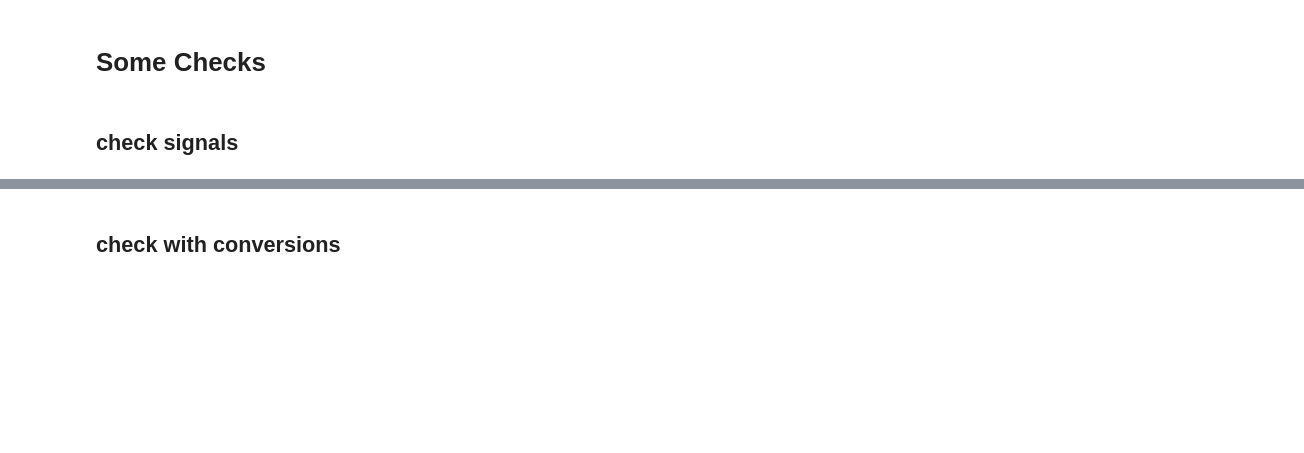
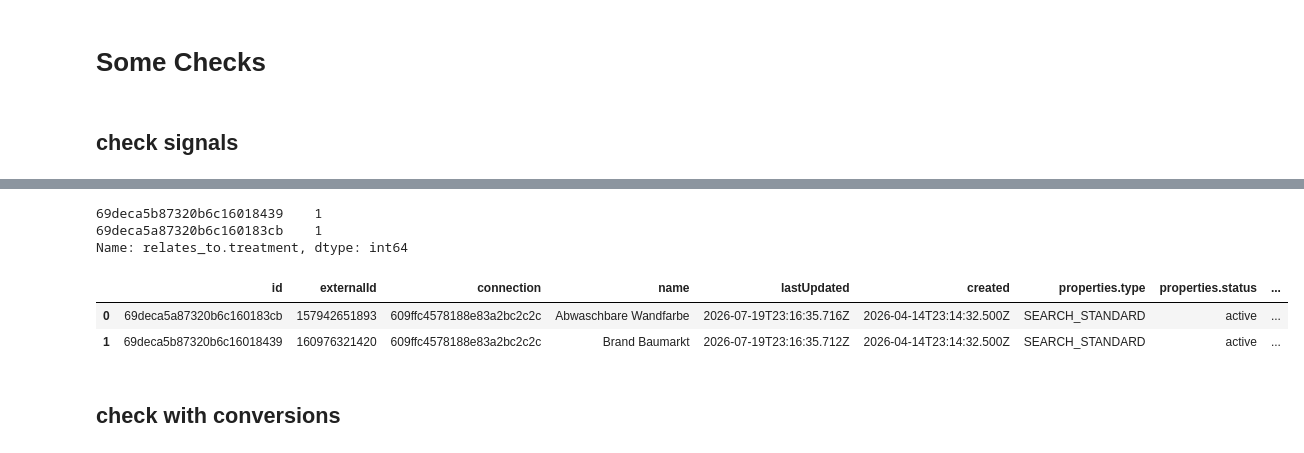
Before and after one commit to KaroPy/evaluation-and-execution-scripts, a Jupyter notebook: DataChecks/sessions/check_sessions.ipynb, the cells around one changed output, grey strips where cells are left out. Drawn from its saved outputs; the diff is of its cells as text; code cells hidden in the pictures; blank space fills up the shorter version.

```diff
--- a/DataChecks/sessions/check_sessions.ipynb
+++ b/DataChecks/sessions/check_sessions.ipynb
@@ -22,12 +24,12 @@ def timestamp_milliseconds(date):
     date = int(date)
     return date
 # %%
-customer = "Tchibo" #6617da9c01c2ab3bd12c63cb
-date = "2026-06-24"#T15:00:00.000Z"
-end_date = "2026-06-25"#T20:00:00.000Z"
+customer = "MissPompadour GmbH" #6617da9c01c2ab3bd12c63cb
+date = "2026-07-19"#T15:00:00.000Z"
+end_date = "2026-07-20"#T20:00:00.000Z"
 use_session_id = True
 url_tracking_param = "gclid"
-url_campaign_param = "klar_cpid"
+url_campaign_param = "gad_campaignid"# klar_cpid"
 url = return_api_url()
 print(f"url = {url}")
 account_id = return_workspace_ids()
@@ -85,11 +128,13 @@ signals_filtered
 # %% [markdown]
 ## check signals
 # %%
+use_campaign_id = f"campaign.{url_campaign_param}"
+print(use_campaign_id)
 signals = send_to_innkeepr_api_paginated(
-    f"{url}/signals/query",
+    f"{url}api/ads/query",
     account_id,
     #{"externalId":["1435494216", "267300181"]},
-    {"externalId": sessions["campaign.gclid"].dropna().unique().tolist()},
+    {"externalId": sessions[use_campaign_id].dropna().unique().tolist()},
     #{"adAccountId":"552565349"},
     logging
 )
@@ -101,15 +166,24 @@ signals["source"].value_counts()
+# %%
+signals["relates_to.treatment"].value_counts()
+# %% [output]
+69deca5b87320b6c16018439    1
+69deca5a87320b6c160183cb    1
+Name: relates_to.treatment, dtype: int64
 # %%
 treamtents = send_to_innkeepr_api_paginated(
-    f"{url}/treatments/query",
+    f"{url}api/treatments/query",
     account_id,
-    #{"externalId": sessions["campaign.utm_id"].dropna().unique().tolist()},
-    #{"externalId":["1435494216", "267300181"]},
-    {},
+
+    {"id":signals["relates_to.treatment"].dropna().unique().tolist()},
     logging
 )
 
 treamtents = pd.json_normalize(treamtents)
 treamtents
+# %% [output]
+|  | id | externalId | connection | name | lastUpdated | created | properties.type | properties.status | ... |
+| 0 | 69deca5a87320b6c160183cb | 157942651893 | 609ffc4578188e83a2bc2c2c | Abwaschbare Wandfarbe | 2026-07-19T23:16:35.716Z | 2026-04-14T23:14:32.500Z | SEARCH_STANDARD | active | ... |
+| 1 | 69deca5b87320b6c16018439 | 160976321420 | 609ffc4578188e83a2bc2c2c | Brand Baumarkt | 2026-07-19T23:16:35.712Z | 2026-04-14T23:14:32.500Z | SEARCH_STANDARD | active | ... |
 # %%
 for col in treamtents:
     for signal in ["1435494216", "267300181"]:
```
Also changed, not shown: parts of 11 cells of this notebook, 19 other files.
